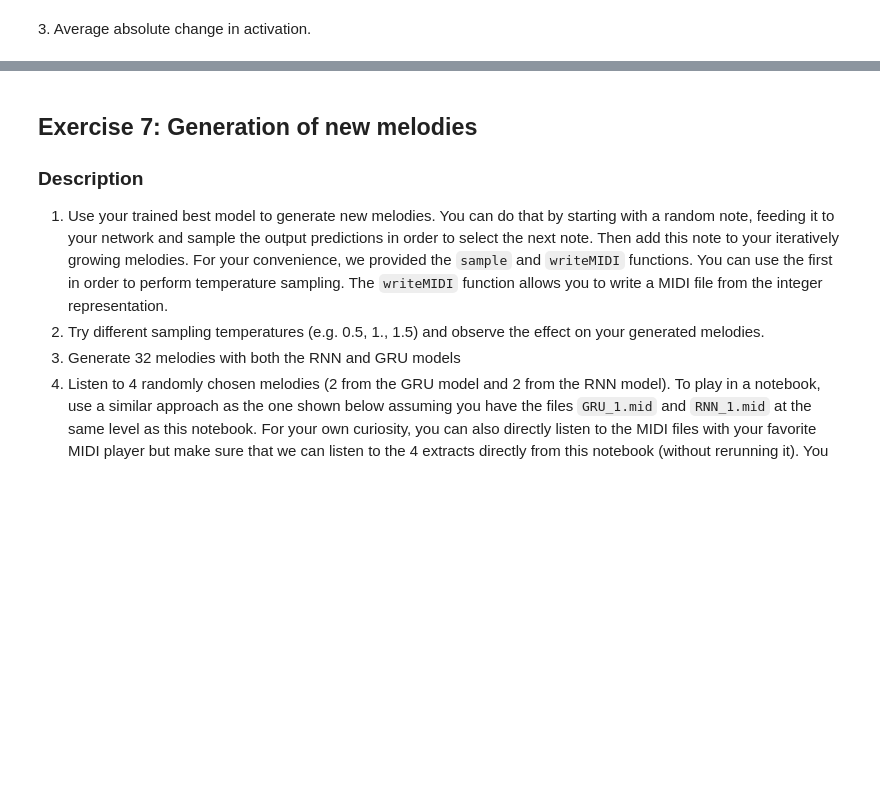
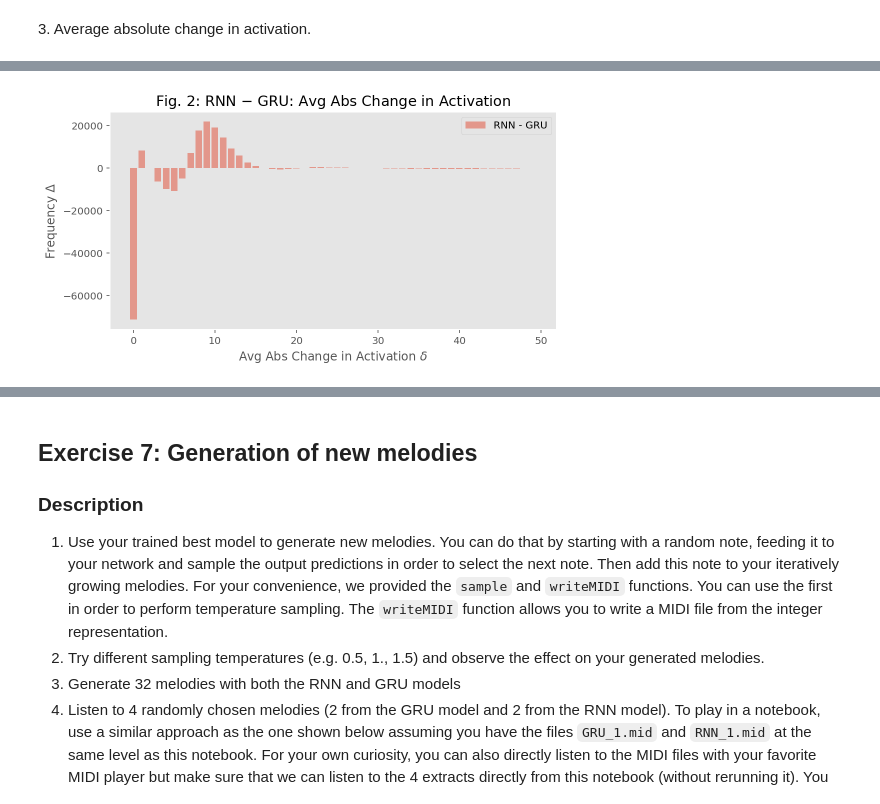
Before and after one commit to lguillain/Artificial-Neural-Networks, a Jupyter notebook: miniproject2/miniproject2.ipynb, the cells around one changed output, grey strips where cells are left out. Saved outputs shown, nothing was run; the diff lists cells and outputs as text; code cells hidden in the pictures; blank space fills up the shorter version.

```diff
--- a/miniproject2/miniproject2.ipynb
+++ b/miniproject2/miniproject2.ipynb
@@ -1127 +1141,10 @@ plt.show()
+# %%
+plt.bar(np.arange(50), plot1[0] - plot2[0], alpha=0.5, label='RNN - GRU')
+plt.xlabel('Avg Abs Change in Activation $\delta$')
+plt.ylabel('Frequency $\Delta$')
+plt.legend()
+plt.title('Fig. 2: RNN $-$ GRU: Avg Abs Change in Activation')
+plt.show()
+# %% [output]
+[figure, added]
 # %%
```
Also changed, not shown: parts of 31 cells of this notebook.
